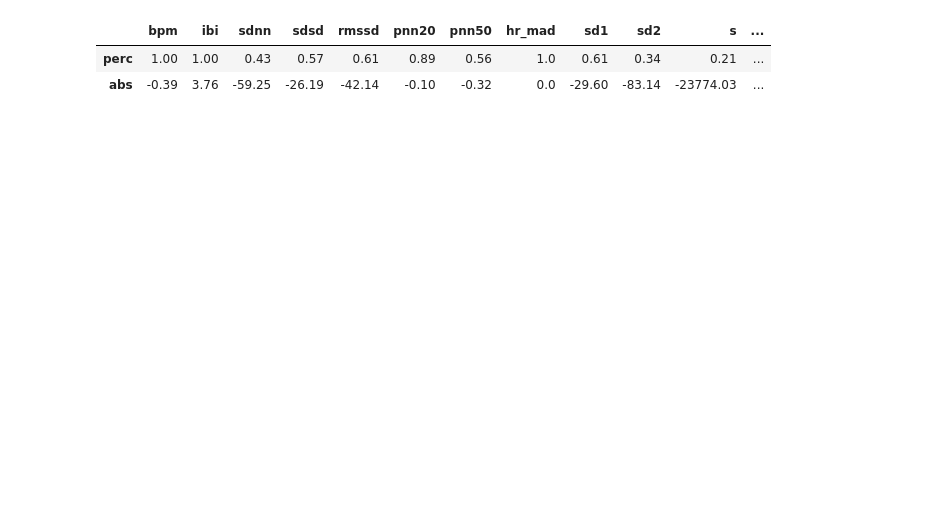
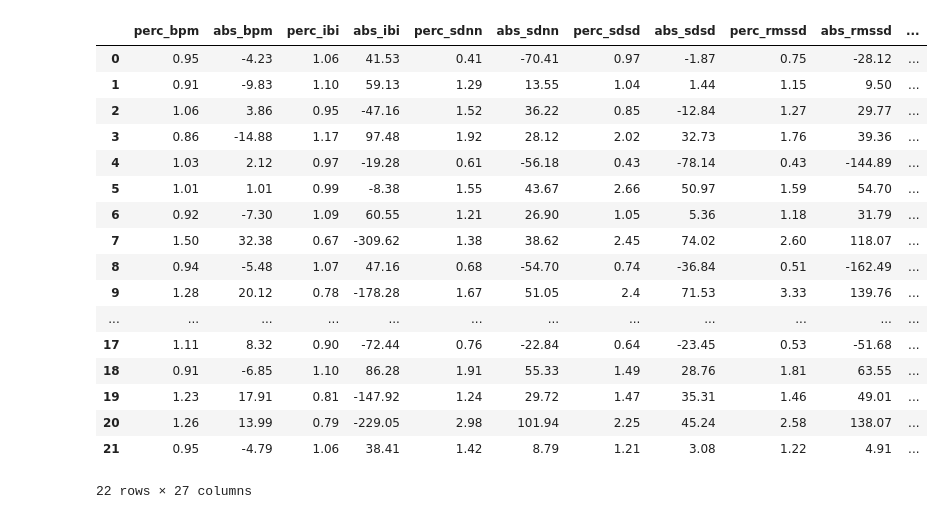
Before and after one commit to robfletch7/HRI, a Jupyter notebook: Extract_HRV_features_Rob.ipynb, the cells around one changed output. Cells and saved outputs as stored; diff of their text form; code cells hidden in the pictures; blank space fills up the shorter version.

Commit message:
fixed hr data

```diff
--- a/Extract_HRV_features_Rob.ipynb
+++ b/Extract_HRV_features_Rob.ipynb
@@ -14,31 +14,33 @@ from utils.process_ppg import load_PPG_signal, get_filtered_ppg, get_ppg_measure
 
 %matplotlib inline
 # %%
-def calc_HRV_measures(signal,sample_rate=64.0):
+def calc_HRV_measures(signal,sample_rate=64.0,id=''):
     t_elapsed = np.arange(0,len(signal))
     t_elapsed = t_elapsed/sample_rate
     #filtered = get_filtered_ppg(signal, t_elapsed, sample_rate=sample_rate)
     filtered = get_filtered_ppg(signal, sample_rate=sample_rate)
+    #filtered = hp.enhance_peaks(filtered)
     if len(filtered) > 30*sample_rate:
         start_indx = int(((len(filtered)//2) - (15*sample_rate)))
         end_indx = int(((len(filtered)//2) + (15*sample_rate)))
         filtered = filtered[start_indx : end_indx]
+    wd, m = hp.process(filtered, sample_rate = sample_rate)
     plt.figure(figsize=(12,4))
     x_axis = [i/sample_rate for i in range(len(filtered))]
-    #plt.plot(x_axis, filtered)
-    #plt.xlabel('Time(seconds)')
-    #plt.title('Filtered PPG Signal: ')
-
-    wd, m = hp.process(filtered, sample_rate = sample_rate)
+    plt.plot(x_axis, filtered)
+    plt.xlabel('Time(seconds)')
+    #plt.title('Filtered PPG Signal, id:{} avg HR: {:.2f}'.format(id,str(m['bpm'])))
+    plt.title('Filtered PPG Signal, id: '+id+' avg HR: '+str({m['bpm']}))
+    hp.plotter(wd,m)
 
    # for measure in m.keys():
    #     print(measure, m[measure])
 
     return m
 
-def calc_diff(baseline_sig,game_sig):
-    base_dict = calc_HRV_measures(baseline_sig)
-    game_dict = calc_HRV_measures(game_sig)
+def calc_diff(baseline_sig,game_sig,id=''):
+    base_dict = calc_HRV_measures(baseline_sig,id=id)
+    game_dict = calc_HRV_measures(game_sig,id=id)
     diff = {}
     for key in base_dict:
         diff['perc_'+key] = game_dict[key]/base_dict[key]
@@ -103,7 +105,8 @@ for i,csv_path in enumerate(PPG_csv_paths):
     game_sig = raw_signal[(times[1]<t_elapsed) * (t_elapsed<times[2])]
     post_game_sig = raw_signal[(times[2]<t_elapsed)]
     try:
-        diff = calc_diff(baseline_sig,game_sig)
+        print(f'id is {id}')
+        diff = calc_diff(baseline_sig,game_sig,id)
         diff['id'] = id
 
         save_dict[i] = diff
@@ -197,9 +241,24 @@ print(HR_df.columns)
 HR_df.to_csv('Heart_rate_data_rob.csv')
 # %%
 
-HR_df = pd.DataFrame.from_dict(save_dict['1647264808.00'],orient='index')
+#HR_df = pd.DataFrame.from_dict(save_dict['1647264808.00'],orient='index')
 HR_df
 # %% [output]
-|  | bpm | ibi | sdnn | sdsd | rmssd | pnn20 | pnn50 | hr_mad | sd1 | sd2 | s | ... |
-| perc | 1.00 | 1.00 | 0.43 | 0.57 | 0.61 | 0.89 | 0.56 | 1.0 | 0.61 | 0.34 | 0.21 | ... |
-| abs | -0.39 | 3.76 | -59.25 | -26.19 | -42.14 | -0.10 | -0.32 | 0.0 | -29.60 | -83.14 | -23774.03 | ... |
+|  | perc_bpm | abs_bpm | perc_ibi | abs_ibi | perc_sdnn | abs_sdnn | perc_sdsd | abs_sdsd | perc_rmssd | abs_rmssd | ... |
+| 0 | 0.95 | -4.23 | 1.06 | 41.53 | 0.41 | -70.41 | 0.97 | -1.87 | 0.75 | -28.12 | ... |
+| 1 | 0.91 | -9.83 | 1.10 | 59.13 | 1.29 | 13.55 | 1.04 | 1.44 | 1.15 | 9.50 | ... |
+| 2 | 1.06 | 3.86 | 0.95 | -47.16 | 1.52 | 36.22 | 0.85 | -12.84 | 1.27 | 29.77 | ... |
+| 3 | 0.86 | -14.88 | 1.17 | 97.48 | 1.92 | 28.12 | 2.02 | 32.73 | 1.76 | 39.36 | ... |
+| 4 | 1.03 | 2.12 | 0.97 | -19.28 | 0.61 | -56.18 | 0.43 | -78.14 | 0.43 | -144.89 | ... |
+| 5 | 1.01 | 1.01 | 0.99 | -8.38 | 1.55 | 43.67 | 2.66 | 50.97 | 1.59 | 54.70 | ... |
+| 6 | 0.92 | -7.30 | 1.09 | 60.55 | 1.21 | 26.90 | 1.05 | 5.36 | 1.18 | 31.79 | ... |
+| 7 | 1.50 | 32.38 | 0.67 | -309.62 | 1.38 | 38.62 | 2.45 | 74.02 | 2.60 | 118.07 | ... |
+| 8 | 0.94 | -5.48 | 1.07 | 47.16 | 0.68 | -54.70 | 0.74 | -36.84 | 0.51 | -162.49 | ... |
+| 9 | 1.28 | 20.12 | 0.78 | -178.28 | 1.67 | 51.05 | 2.4 | 71.53 | 3.33 | 139.76 | ... |
+| ... | ... | ... | ... | ... | ... | ... | ... | ... | ... | ... | ... |
+| 17 | 1.11 | 8.32 | 0.90 | -72.44 | 0.76 | -22.84 | 0.64 | -23.45 | 0.53 | -51.68 | ... |
+| 18 | 0.91 | -6.85 | 1.10 | 86.28 | 1.91 | 55.33 | 1.49 | 28.76 | 1.81 | 63.55 | ... |
+| 19 | 1.23 | 17.91 | 0.81 | -147.92 | 1.24 | 29.72 | 1.47 | 35.31 | 1.46 | 49.01 | ... |
+| 20 | 1.26 | 13.99 | 0.79 | -229.05 | 2.98 | 101.94 | 2.25 | 45.24 | 2.58 | 138.07 | ... |
+| 21 | 0.95 | -4.79 | 1.06 | 38.41 | 1.42 | 8.79 | 1.21 | 3.08 | 1.22 | 4.91 | ... |
+22 rows × 27 columns
```
Also changed, not shown: parts of 5 cells of this notebook, 1 other file.
